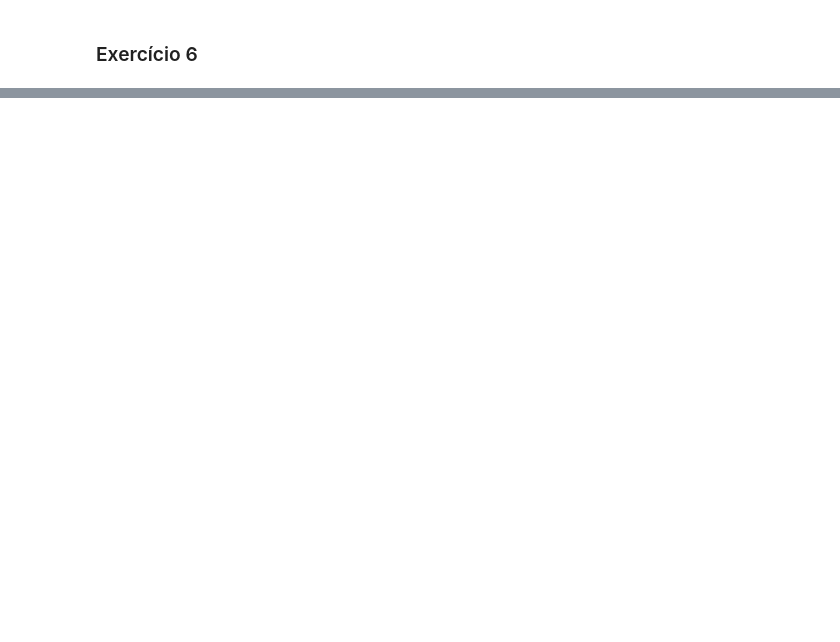
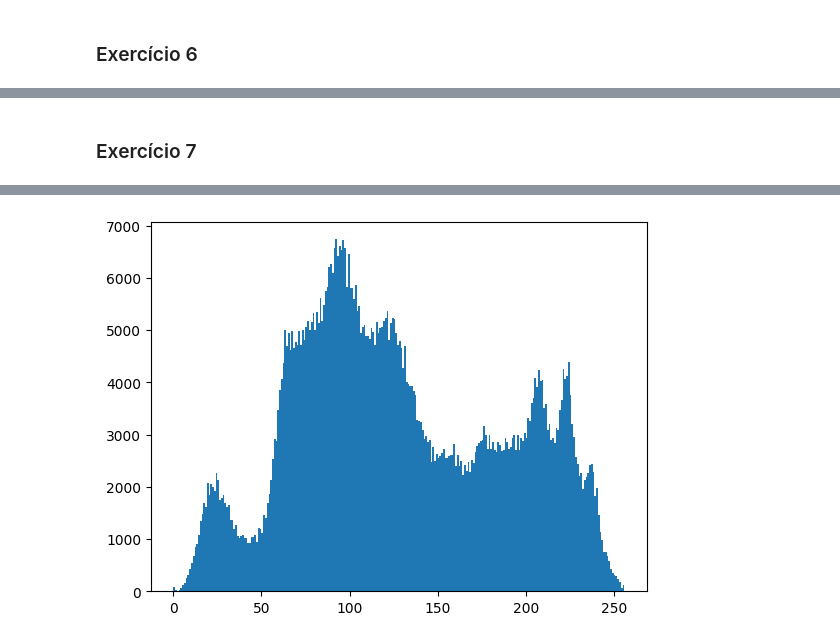
Before and after one commit to lulssam/csm-2425, a Jupyter notebook: TP3/A50725A50787A50790_T3.ipynb, the cells around one changed output, grey strips where cells are left out. Saved outputs shown, nothing was run; the diff lists cells and outputs as text; code cells hidden in the pictures; blank space fills up the shorter version.

```diff
--- a/TP3/A50725A50787A50790_T3.ipynb
+++ b/TP3/A50725A50787A50790_T3.ipynb
@@ -158,7 +175,10 @@ def encode_huff_table(tabela):
     """
     tabela_codificada = ""
     for simbolo, codigo in tabela.items():
-        simbolo_bin = format(ord(simbolo), '08b') #simbolo em 8 bits ascii
+        if isinstance(simbolo, int):
+            simbolo_bin = format(simbolo, '08b') #simbolo em 8 bits ascii
+        else:
+            simbolo_bin = format(ord(simbolo), '08b')
         tamanho_codigo_bin = format(len(codigo), '05b') # comprimento do código em 5 bits
         tabela_codificada += simbolo_bin + tamanho_codigo_bin + codigo # juntar tudo
     return tabela_codificada
@@ -264,40 +279,93 @@ Mensagem codificada:
+# %% [markdown]
+### Exercício 7
 # %%
 # ler um dos ficheiros
-x = np.fromfile("/Users/luisameloesampaio/Desktop/school/ISEL/6Sem/CSM/Trabalhos/TP3/dados-CSM-TP3-Huffman/LenaGray.tif", dtype=uint8)
+
+# ==== LENA COLOR ====
+x = np.fromfile("/Users/luisameloesampaio/Desktop/school/ISEL/6Sem/CSM/Trabalhos/TP3/dados-CSM-TP3-Huffman/LenaColor.tif", dtype=np.uint8)
+
+# ==== LENA GRAY ====
+#x = np.fromfile("/Users/luisameloesampaio/Desktop/school/ISEL/6Sem/CSM/Trabalhos/TP3/dados-CSM-TP3-Huffman/LenaGray.tif", dtype=np.uint8)
+
+# ==== DecUniversalDH.pdf ====
+#x = np.fromfile("/Users/luisameloesampaio/Desktop/school/ISEL/6Sem/CSM/Trabalhos/TP3/dados-CSM-TP3-Huffman/DecUniversalDH.pdf", dtype=np.uint8)
+
+# ==== DecUniversalDH.txt ====
+#x = np.fromfile("/Users/luisameloesampaio/Desktop/school/ISEL/6Sem/CSM/Trabalhos/TP3/dados-CSM-TP3-Huffman/DecUniversalDH.txt", dtype=np.uint8)
+
+# ==== HenryMancini-PinkPanther30s.mp3 ====
+#x = np.fromfile("/Users/luisameloesampaio/Desktop/school/ISEL/6Sem/CSM/Trabalhos/TP3/dados-CSM-TP3-Huffman/HenryMancini-PinkPanther30s.mp3", dtype=np.uint8)
+
+# === HenryMancini-PinkPantherC.mid ====
+#x = np.fromfile("/Users/luisameloesampaio/Desktop/school/ISEL/6Sem/CSM/Trabalhos/TP3/dados-CSM-TP3-Huffman/HenryMancini-PinkPantherC.mid", dtype=np.uint8)
+
 
 # calcular histograma
 h, bins, patches = plt.hist(x, 256, [0, 256])
 
 # gerar código huffman
 to = time()
-tabela_codigo = gen_huff_table(np.arange(0,256), h)
+tabela_codigo = gen_huff_table({i: 1 for i in range(256)})
 
 t1 = time()
 print("Time: ", t1 - to)
 
 # codificar a mensagem
-seq_bit0 = encode_huff(x, tabela_codigo)
+seq_bit0,_ = encode_huff(x, tabela_codigo)
 
 # codificar tabela
 seq_bit1 = encode_huff_table(tabela_codigo)
 
 # concatenar sequencia de bits fa tabela e da mensagem
-...
+sequencia_final = seq_bit1 + "---" + seq_bit0
+
+# nome do ficheiro
+filename = "compressao.txt"
 
 # escrver ficheiro
-write2file(..., filename)
+write2file(mensagem_codificada=sequencia_final, nome_ficheiro=filename)
+
+# cronometro
 t2 = time()
 print("Time: ", t2 - t1)
 
 # ler ficheiro e descodificar a tabela
 tabela_codigo, seq_bit1 = read_file(filename)
 
+# descodificar mensagem com a tabela lida
+decoded_bits = decode_huff(mensagem_codificada=mensagem_lida, tabela=tabela_lida)
+
+# converter sequência binária para inteiros 8 bits cada
+decoded_array = np.array([int(decoded_bits[i:i+8], 2) for i in range (0, len(decoded_bits), 8)], dtype=np.uint8)
+
+# comparar os primeiros 100 pixeis originais com os descodificados
+print("Primeiros 100 pixels originais: ", x[:100])
+print("Primeiros 100 pixels descodificados: ", decoded_array[:100])
+
 # descodificar mensagem
 yi = decode_huff(seq_bit1, tabela_codigo)
 t3 = time()
 print("Time: ", t3 - t2)
 
-size_ini = path.getsize("filename_original_image")
-size_end = path.getsize("filename_compressed")
-print("Taxa: ", 1. * size_ini/size_end)
+
+size_ini = path.getsize("/Users/luisameloesampaio/Desktop/school/ISEL/6Sem/CSM/Trabalhos/TP3/dados-CSM-TP3-Huffman/LenaColor.tif") # mudar a cada vez
+size_end = path.getsize(filename=filename)
+print("Taxa de compressão: {:.2f}".format(size_ini / size_end))
+
+# calcular entropia, media de bits e eficiencia
+hist,_ = np.histogram(x, bins=256, range=(0,256))
+p = hist/np.sum(hist)
+
+# exclui valores zero para evitar
+p_nonzero = p[p > 0]
+entropia = -np.sum(p_nonzero * np.log2(p_nonzero))
+print("Entropia (bits por simbolo) _ {:.4f}".format(entropia))
+
+# media de bits por símbolo na codificação efetiva
+media_bits = len(seq_bit0) / len(x)
+print("Média de bits por símbolo: {:.4f}".format(media_bits))
+
+# Eficiência: razão entre entropia e média_bits (em %)
+eficiencia = (entropia / media_bits) * 100
+print("Eficiência: {:.2f}%".format(eficiencia))
 # %% [output]
@@ -304,0 +386 @@ NameError: name 'uint8' is not defined
+[figure, added]
```
Also changed, not shown: parts of 10 cells of this notebook, 2 other files.
